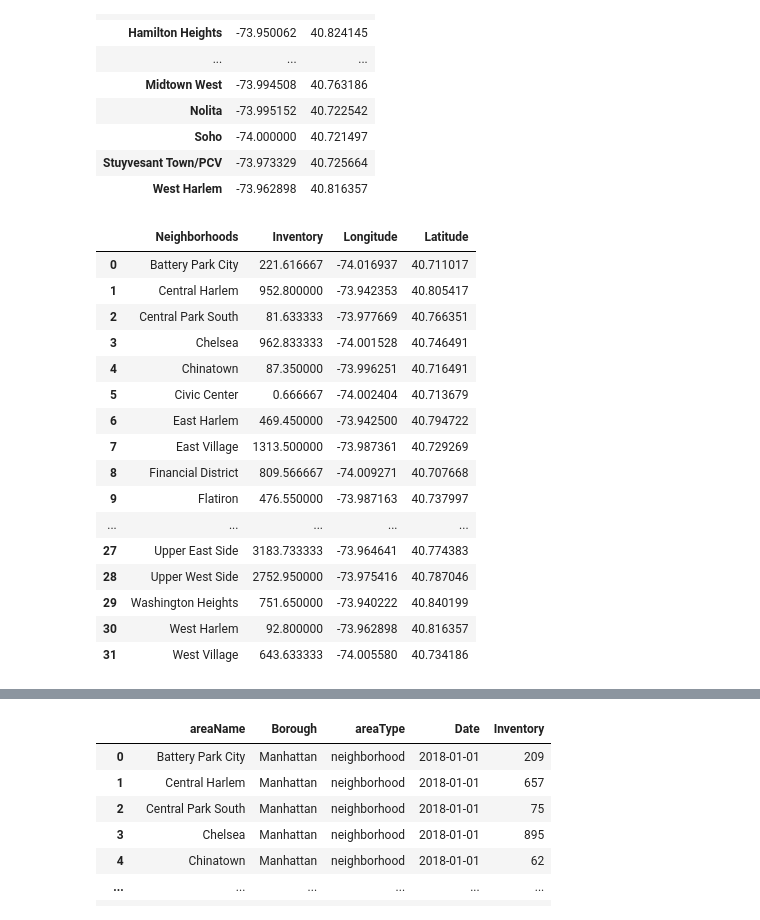
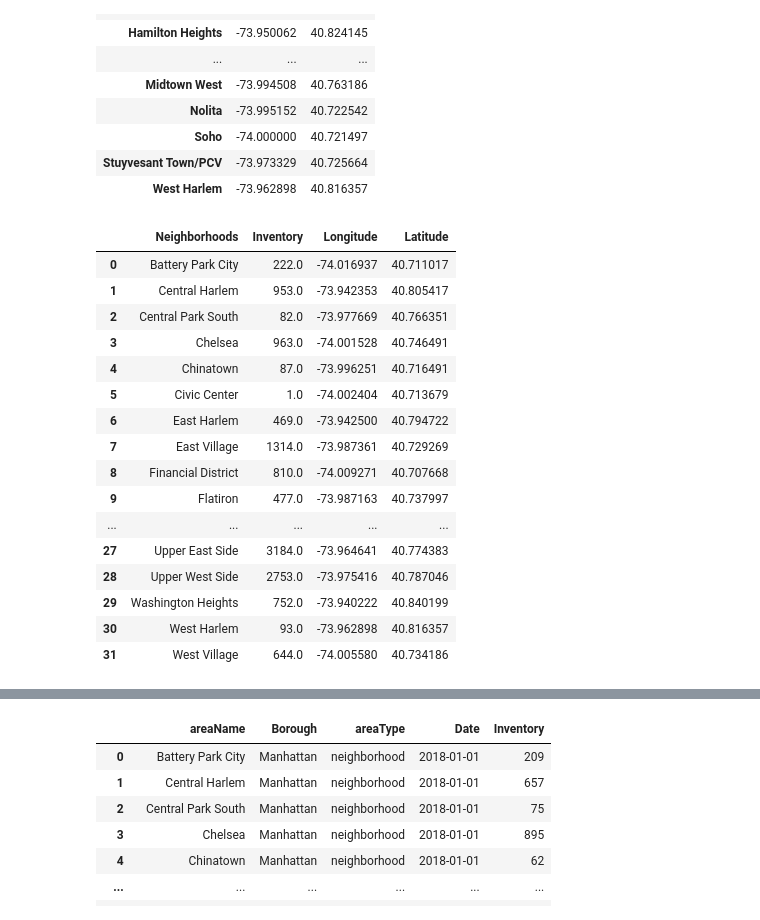
Before and after one commit to munozjon/NYC-Real-Estate-Trends, a Jupyter notebook: NYCInventoryTrends.ipynb, the cells around one changed output, grey strips where cells are left out. Drawn from its saved outputs; the diff is of its cells as text; code cells hidden in the pictures.

```diff
--- a/NYCInventoryTrends.ipynb
+++ b/NYCInventoryTrends.ipynb
@@ -183,33 +205,33 @@ manhattan_lat_long
 | West Harlem | -73.962898 | 40.816357 |
 # %%
 # Group DataFrame by neighborhood for merging
-grouped_inv = rent_manhattan_inv.groupby(['areaName']).mean('inventory')
+grouped_inv = rent_manhattan_inv.groupby(['areaName']).mean('inventory').round()
 
 # Merge lat/longs to the DataFrame
 merged_lat_long = pd.merge(grouped_inv, manhattan_lat_long, right_index=True, left_index=True, how='outer')
 
 # Reset the index and rename the column
 neighborhood_lat_longs = merged_lat_long.reset_index(drop=False)
 neighborhood_lat_longs = neighborhood_lat_longs.rename(columns={'index': 'Neighborhoods'})
 
 # Display new DataFrame
 neighborhood_lat_longs
 # %% [output]
 |  | Neighborhoods | Inventory | Longitude | Latitude |
-| 0 | Battery Park City | 221.616667 | -74.016937 | 40.711017 |
-| 1 | Central Harlem | 952.800000 | -73.942353 | 40.805417 |
-| 2 | Central Park South | 81.633333 | -73.977669 | 40.766351 |
-| 3 | Chelsea | 962.833333 | -74.001528 | 40.746491 |
-| 4 | Chinatown | 87.350000 | -73.996251 | 40.716491 |
-| 5 | Civic Center | 0.666667 | -74.002404 | 40.713679 |
-| 6 | East Harlem | 469.450000 | -73.942500 | 40.794722 |
-| 7 | East Village | 1313.500000 | -73.987361 | 40.729269 |
-| 8 | Financial District | 809.566667 | -74.009271 | 40.707668 |
-| 9 | Flatiron | 476.550000 | -73.987163 | 40.737997 |
+| 0 | Battery Park City | 222.0 | -74.016937 | 40.711017 |
+| 1 | Central Harlem | 953.0 | -73.942353 | 40.805417 |
+| 2 | Central Park South | 82.0 | -73.977669 | 40.766351 |
+| 3 | Chelsea | 963.0 | -74.001528 | 40.746491 |
+| 4 | Chinatown | 87.0 | -73.996251 | 40.716491 |
+| 5 | Civic Center | 1.0 | -74.002404 | 40.713679 |
+| 6 | East Harlem | 469.0 | -73.942500 | 40.794722 |
+| 7 | East Village | 1314.0 | -73.987361 | 40.729269 |
+| 8 | Financial District | 810.0 | -74.009271 | 40.707668 |
+| 9 | Flatiron | 477.0 | -73.987163 | 40.737997 |
 | ... | ... | ... | ... | ... |
-| 27 | Upper East Side | 3183.733333 | -73.964641 | 40.774383 |
-| 28 | Upper West Side | 2752.950000 | -73.975416 | 40.787046 |
-| 29 | Washington Heights | 751.650000 | -73.940222 | 40.840199 |
-| 30 | West Harlem | 92.800000 | -73.962898 | 40.816357 |
-| 31 | West Village | 643.633333 | -74.005580 | 40.734186 |
+| 27 | Upper East Side | 3184.0 | -73.964641 | 40.774383 |
+| 28 | Upper West Side | 2753.0 | -73.975416 | 40.787046 |
+| 29 | Washington Heights | 752.0 | -73.940222 | 40.840199 |
+| 30 | West Harlem | 93.0 | -73.962898 | 40.816357 |
+| 31 | West Village | 644.0 | -74.005580 | 40.734186 |
 # %%
```
Also changed, not shown: parts of 16 cells of this notebook, 10 other files.
